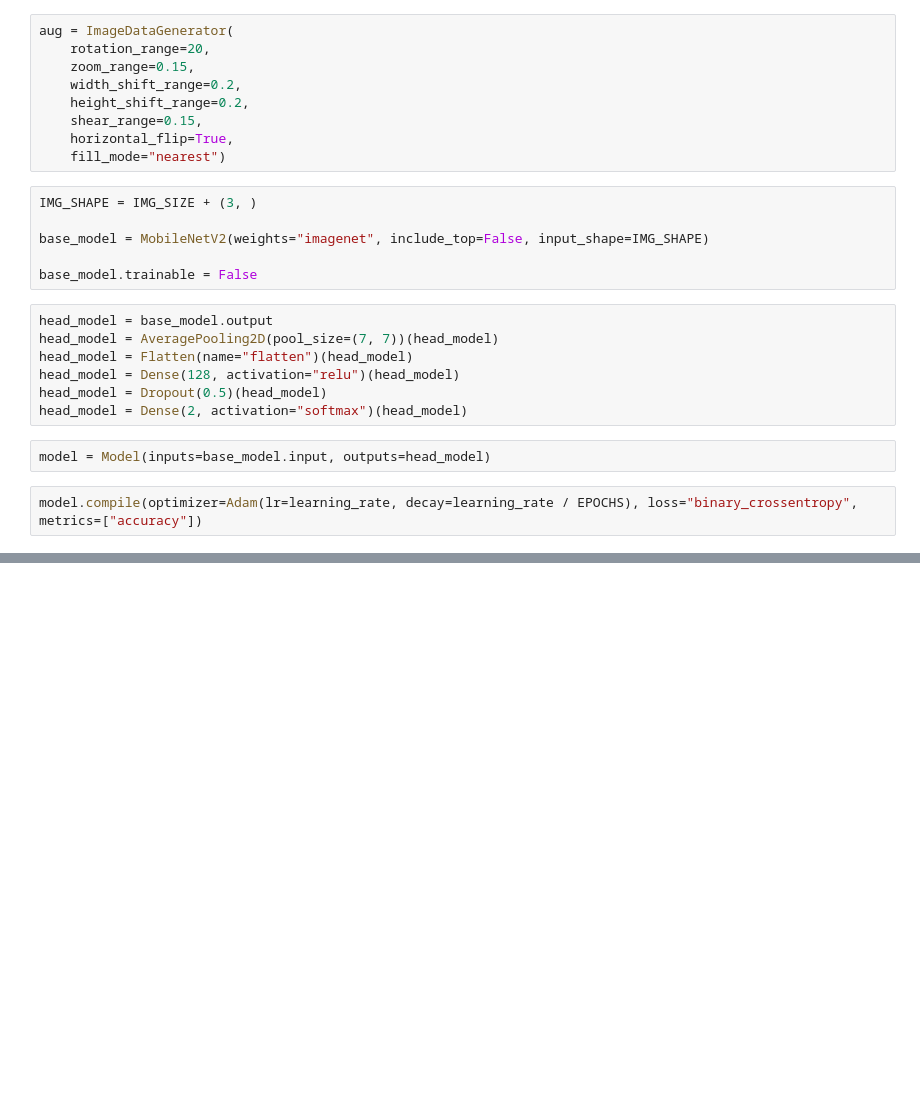
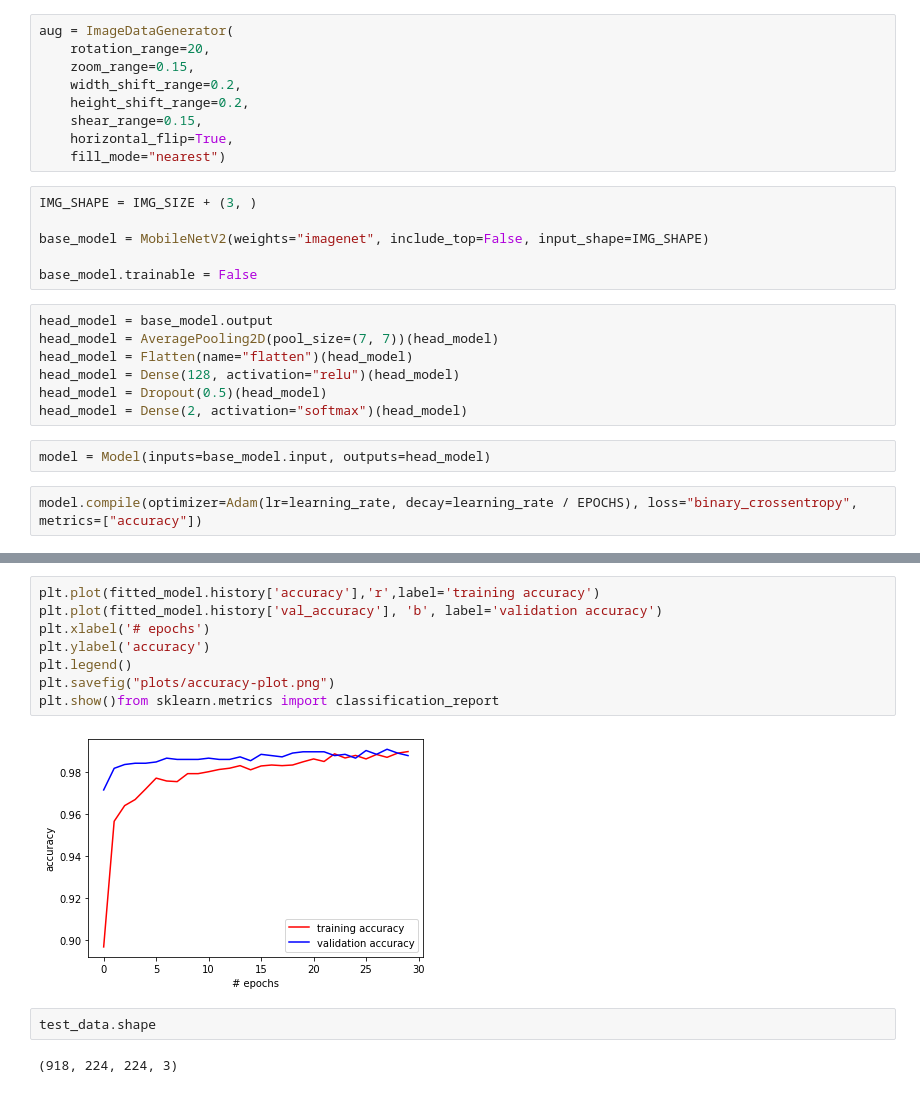
Before and after one commit to Maddie02/mask-detector, a Jupyter notebook: ai/mask-detector-net.ipynb, the cells around one changed output, grey strips where cells are left out. Cells and saved outputs as stored; diff of their text form; blank space fills up the shorter version.

```diff
--- a/ai/mask-detector-net.ipynb
+++ b/ai/mask-detector-net.ipynb
@@ -57,0 +86,14 @@ fitted_model = model.fit(
+# %%
+plt.plot(fitted_model.history['accuracy'],'r',label='training accuracy')
+plt.plot(fitted_model.history['val_accuracy'], 'b', label='validation accuracy')
+plt.xlabel('# epochs')
+plt.ylabel('accuracy')
+plt.legend()
+plt.savefig("plots/accuracy-plot.png")
+plt.show()from sklearn.metrics import classification_report
+# %% [output]
+[figure, added]
+# %%
+test_data.shape
+# %% [output]
+(918, 224, 224, 3)
```
Also changed, not shown: parts of 5 cells of this notebook, 7 other files.
